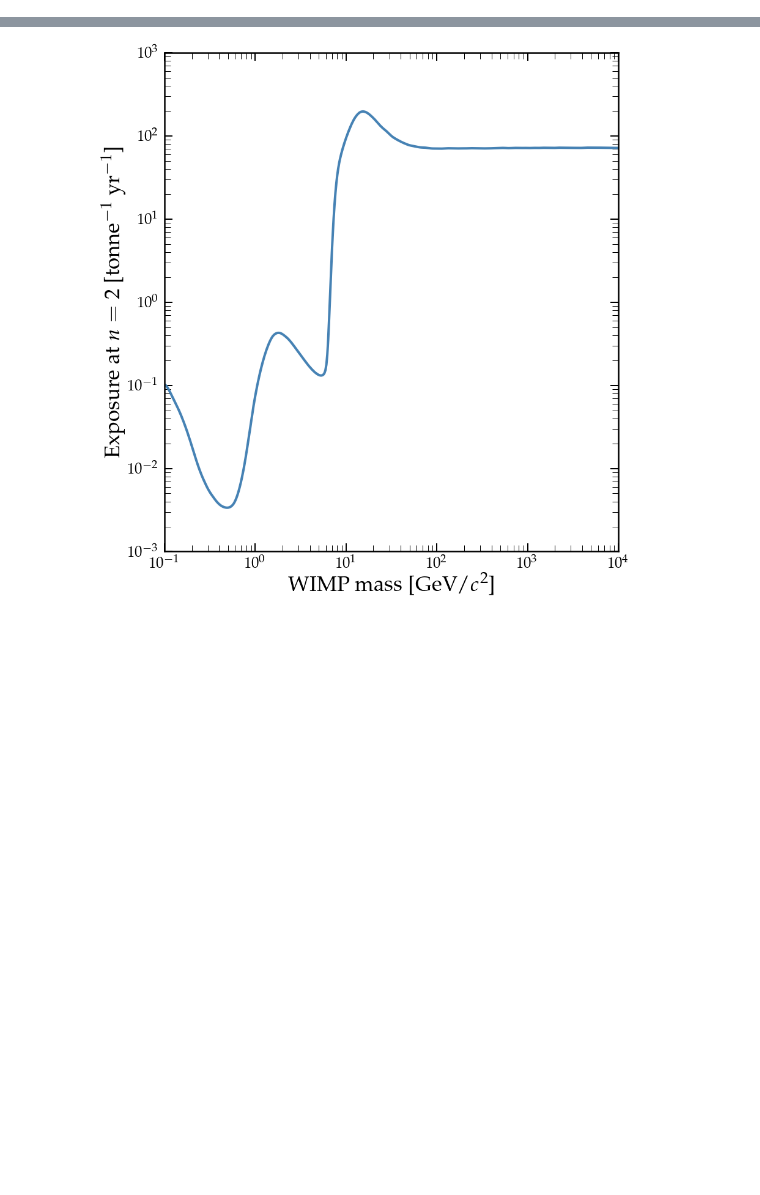
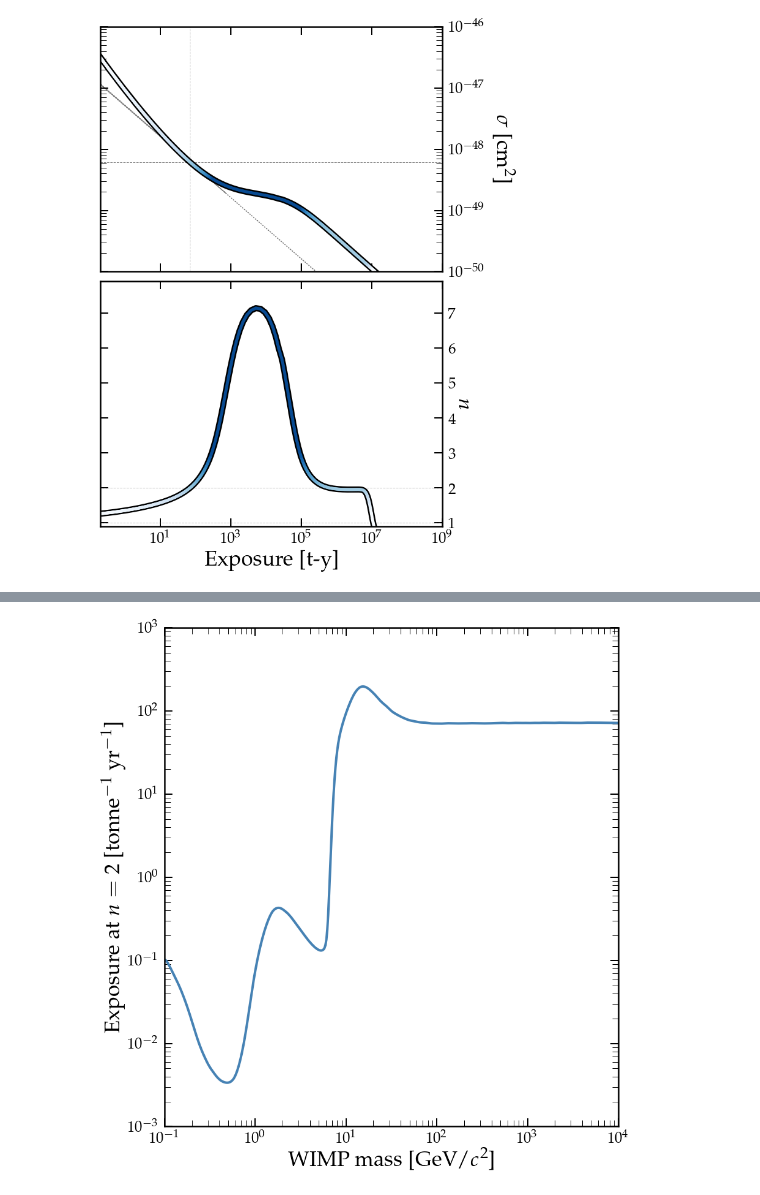
Before and after one commit to ScottHaselschwardt/NeutrinoFog, a Jupyter notebook: notebooks/ExplanationFigure.ipynb, the cells around one changed output, grey strips where cells are left out. Saved outputs shown, nothing was run; the diff lists cells and outputs as text; code cells hidden in the pictures; blank space fills up the shorter version.

Commit message:
some updates for plotting

```diff
--- a/notebooks/ExplanationFigure.ipynb
+++ b/notebooks/ExplanationFigure.ipynb
@@ -19,19 +19,15 @@ from matplotlib import cm
 interval = linspace(0.0,0.9)
 colors = cm.Blues(interval)
 #colors = cm.Purples(interval)
+#print(colors)
 
 cmap = LinearSegmentedColormap.from_list('name', colors)
+#print(cmap(0))
+#print(cmap(2))
 
-#expos = np.array([5,10,20,50,100,200,500,1000]) #tonne-yrs
-#start = 0.2
-#stop = 1.0
-#ncolor = len(expos)
-#cm_subsection = linspace(start, stop, ncolor)
-#xe_colors = [ cm.Blues(x) for x in cm_subsection ]
-#ar_colors = [ cm.Oranges(x) for x in cm_subsection ]
-
-data = loadtxt('../data/WIMPLimits/mylimits/DLNuFloorXe_detailed_SI_3sigma.txt')
+#data = loadtxt('../data/WIMPLimits/mylimits/DLNuFloorXe_detailed_SI_3sigma.txt')
+data = loadtxt('../data/WIMPLimits/mylimits/DLNuFloorXe_detailed_SI_3sigma_1e-41minxsec_1e-6minexpo.txt')
 Ex = flipud(data[1:,1:])
-m,sig,NUFLOOR,DY = Floor_2D(data,slope_idx=2)
+m,sig,NUFLOOR,DY = Floor_2D(data,slope_idx=1.0)
 # %%
 # single panel version
@@ -172,35 +205,91 @@ cbar_ax.tick_params(which='major',direction='in',width=2,length=13,right=True,to
 # %%
 # Plot single mass example line
+
+# Figure setup
+import matplotlib.gridspec as gridspec
+lw = 2.5
+lfs = 35
+tfs = 25
+plt.rcParams['axes.linewidth'] = lw
+plt.rc('text', usetex=True)
+plt.rc('font', family='serif',size=tfs)
+mpl.rcParams['text.latex.preamble'] = [r'\usepackage{mathpazo}']
+fig = plt.figure(figsize=(10,15))
+gs = gridspec.GridSpec(2, 1)
+gs.update(wspace=0.04)
+gs.update(hspace=0.04)
+ax2 = plt.subplot(gs[0,-1])
+ax3 = plt.subplot(gs[1,-1])
+
+m_example = 100.
 x1 = m_example
 x2 = m_example
 y1 = 1e-44
-y2 = 6e-47
+y2 = 1e-50
 
 # Calculate derivative of discovery limit
 i = argmin(abs(m-m_example))
 E = Ex[:,i]
 y = gaussian_filter1d(gaussian_filter1d(log10(E),sigma=3),3)
 dy = -gradient(y,log10(sig[2])-log10(sig[1]))
 dy = gaussian_filter1d(dy,3)
 
 # Poisson line
 sigfloor = sig[dy>2][-1]
 E1 = interp(sigfloor,sig,E)
+sig_poiss = sigfloor*sqrt(E1)/sqrt(E)
+ax2.plot(E,sig_poiss,'k:',zorder=1,alpha=0.5)
+#ax2.text(6e3,0.45e-47,r'$\sigma \propto N^{-1/2}$',color='k',alpha=0.5,rotation=-46)
 
+# Plot horizontal/vertical lines
 Efloor = E[dy>2][-1]
-ax2.axhline(sigfloor,color='gray',lw=3,path_effects=pek)
-ax2.axvline(Efloor,lw=3,color='k',linestyle='--',alpha=0.5)
-ax3.axvline(Efloor,lw=3,color='gray',path_effects=pek)
-ax3.axhline(2,color='k',linestyle='--',lw=3,alpha=0.5)
+#ax2.axhline(sigfloor,color='gray',lw=3,path_effects=pek)
+#ax2.axvline(Efloor,lw=3,color='k',linestyle='--',alpha=0.5)
+#ax3.axvline(Efloor,lw=3,color='gray',path_effects=pek)
+#ax3.axhline(2,color='k',linestyle='--',lw=3,alpha=0.5)
 
+ax2.axhline(sigfloor,color='gray',lw=1,linestyle='--')
+ax2.axvline(Efloor,lw=1,color='gray',linestyle='--',alpha=0.5)
+ax3.axhline(2,color='gray',linestyle='--',lw=1,alpha=0.5)
+ax3.axhline(1,color='gray',linestyle='--',lw=1,alpha=0.5)
+
+#ax2.text(1e6,sigfloor*1.5,r'{\bf Neutrino ``floor"}',color='k',ha='center')
+#ax2.text(1e6,sigfloor/2.5,r'{\bf Neutrino fog}',color='k',alpha=0.5,ha='center')
 
 # Plot coloured lines
 ax2.loglog(E,sig,lw=3,color='w',path_effects=pek)
 ax3.semilogx(E,dy,lw=3,color='w',path_effects=pek)
 cval = (((dy - vmin)) / (vmax-vmin))
 cval[isnan(cval)] = 0
 cval[cval<0] = 0
 cval[cval>1] = 1
 for i in range(0,size(dy)-1):
     ax2.loglog([E[i],E[i+1]],[sig[i],sig[i+1]],color=cmap(cval[i]),lw=5,solid_capstyle='round')
     ax3.semilogx([E[i],E[i+1]],[dy[i],dy[i+1]],color=cmap(cval[i]),lw=5,solid_capstyle='round')
+
+
+ax2.yaxis.tick_right()
+ax2.yaxis.set_label_position("right")
+ax2.set_ylim([y2,1e-46])
+ax2.set_xlim([2e-1,1e9])
+ax2.set_yscale('log')
+ax2.set_xscale('log')
+ax2.set_xticklabels([])
+
+ax3.set_xscale('log')
+ax3.yaxis.tick_right()
+ax3.yaxis.set_label_position("right")
+ax3.set_xlim([2e-1,1e9])
+ax3.set_ylim([0.9,7.9])
+
+
+ax3.set_ylabel(r'$n$',fontsize=lfs,rotation=-90,labelpad=30)
+ax3.set_xlabel(r'Exposure [t-y]',fontsize=lfs)
+ax2.set_ylabel(r'$\sigma$ [cm$^2$]',fontsize=lfs,rotation=-90,labelpad=45)
+
+ax2.tick_params(which='major',direction='in',width=2,length=13,left=True,top=True,pad=10)
+ax2.tick_params(which='minor',direction='in',width=1,length=10,left=True,top=True)
+ax3.tick_params(which='major',direction='in',width=2,length=13,left=True,top=True,pad=10)
+ax3.tick_params(which='minor',direction='in',width=1,length=10,left=True,top=True)
+# %% [output]
+[figure, added]
```
Also changed, not shown: parts of 8 cells of this notebook, 5 other files.
